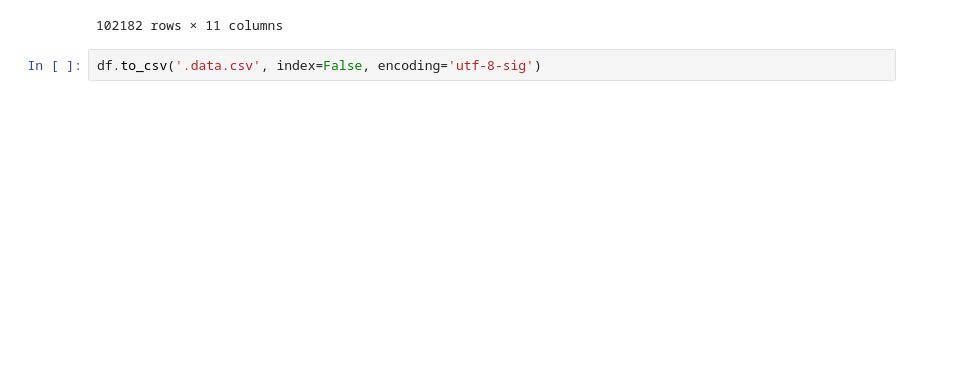
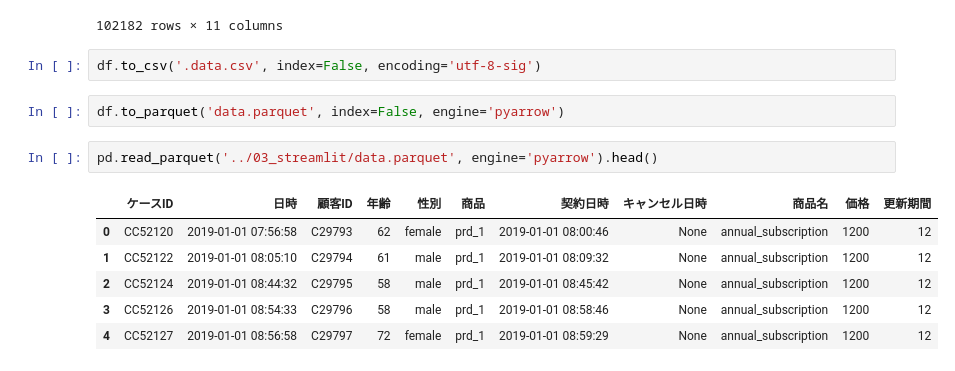
Before and after one commit to Ginnya-v2/customer_analysis, a Jupyter notebook: 01_CustomerSubscriptionDataset/02_make_simple_dashboard/00_dataset/make_dataset.ipynb, the cells around one changed output. Drawn from its saved outputs; the diff is of its cells as text; blank space fills up the shorter version.

```diff
--- a/01_CustomerSubscriptionDataset/02_make_simple_dashboard/00_dataset/make_dataset.ipynb
+++ b/01_CustomerSubscriptionDataset/02_make_simple_dashboard/00_dataset/make_dataset.ipynb
@@ -53,3 +53,14 @@ df
 102182 rows × 11 columns
 # %%
 df.to_csv('.data.csv', index=False, encoding='utf-8-sig')
+# %%
+df.to_parquet('data.parquet', index=False, engine='pyarrow')
+# %%
+pd.read_parquet('../03_streamlit/data.parquet', engine='pyarrow').head()
+# %% [output]
+|  | ケースID | 日時 | 顧客ID | 年齢 | 性別 | 商品 | 契約日時 | キャンセル日時 | 商品名 | 価格 | 更新期間 |
+| 0 | CC52120 | 2019-01-01 07:56:58 | C29793 | 62 | female | prd_1 | 2019-01-01 08:00:46 | None | annual_subscription | 1200 | 12 |
+| 1 | CC52122 | 2019-01-01 08:05:10 | C29794 | 61 | male | prd_1 | 2019-01-01 08:09:32 | None | annual_subscription | 1200 | 12 |
+| 2 | CC52124 | 2019-01-01 08:44:32 | C29795 | 58 | male | prd_1 | 2019-01-01 08:45:42 | None | annual_subscription | 1200 | 12 |
+| 3 | CC52126 | 2019-01-01 08:54:33 | C29796 | 58 | male | prd_1 | 2019-01-01 08:58:46 | None | annual_subscription | 1200 | 12 |
+| 4 | CC52127 | 2019-01-01 08:56:58 | C29797 | 72 | female | prd_1 | 2019-01-01 08:59:29 | None | annual_subscription | 1200 | 12 |
```
Also changed, not shown: 1 other file.
